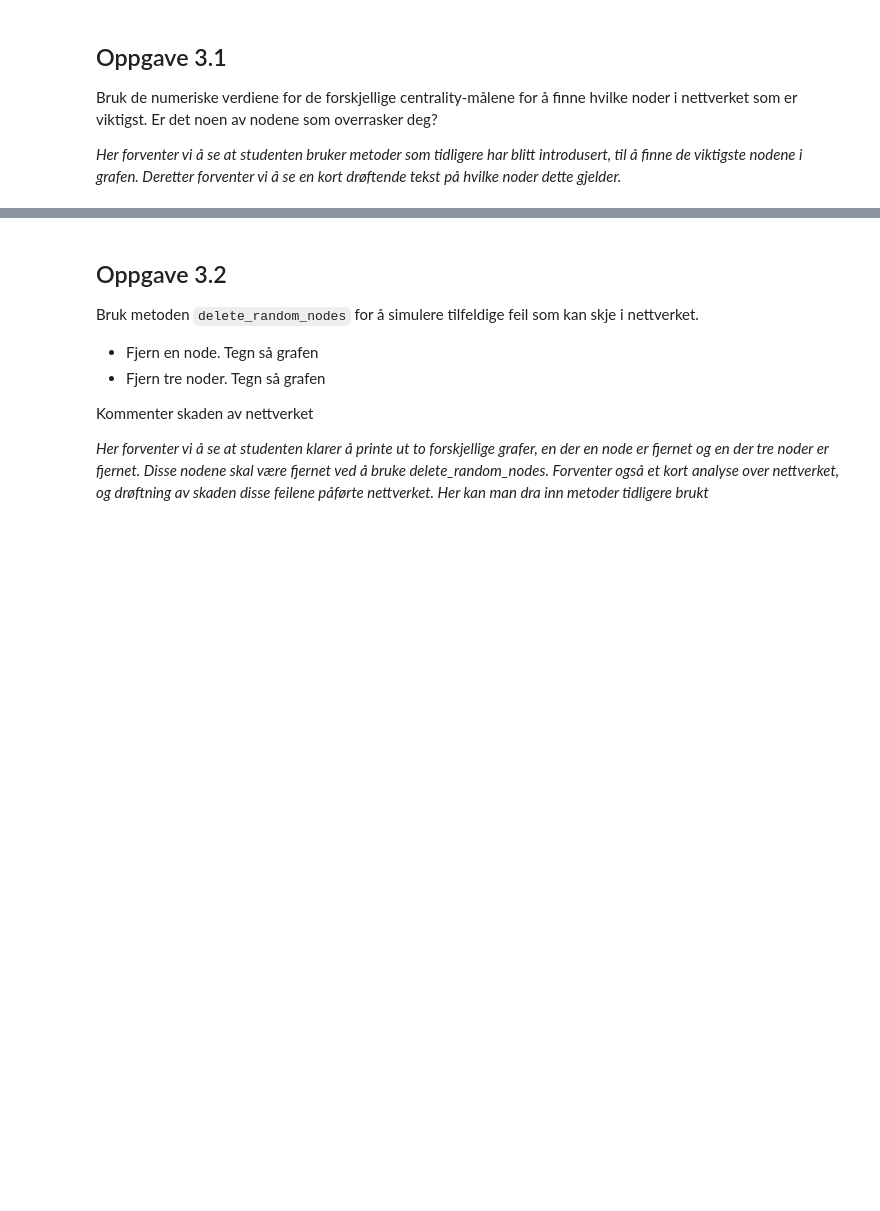
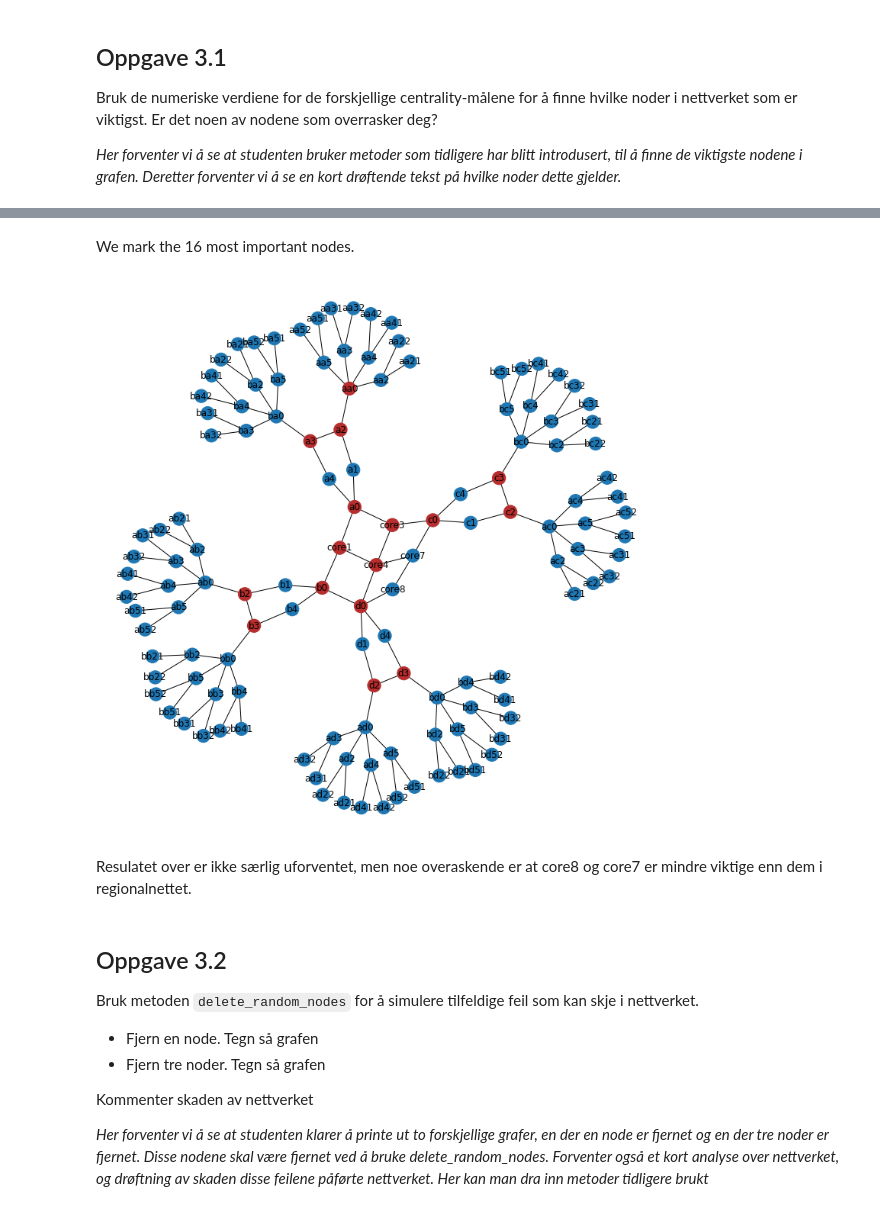
Before and after one commit to Eeaeau/TTM4185, a Jupyter notebook: Oving3-revidert-v1.ipynb, the cells around one changed output, grey strips where cells are left out. Cells and saved outputs as stored; diff of their text form; code cells hidden in the pictures; blank space fills up the shorter version.

```diff
--- a/Oving3-revidert-v1.ipynb
+++ b/Oving3-revidert-v1.ipynb
@@ -524,3 +681,14 @@ Bruk de numeriske verdiene for de forskjellige centrality-målene for å finne h
+# %% [markdown]
+We mark the 16 most important nodes.
+# %%
+d = cg.betweenness_centrality()
+cg_sorted =  [w for w in sorted(d, key=d.get, reverse=True)]
+
+cg.mark_nodes(cg_sorted[:16])
+# %% [output]
+[figure, added]
+# %% [markdown]
+Resulatet over er ikke særlig uforventet, men noe overaskende er at core8 og core7 er mindre viktige enn dem i regionalnettet.
 # %% [markdown]
 ## Oppgave 3.2
 Bruk metoden <code>delete_random_nodes</code> for å simulere tilfeldige feil som kan skje i nettverket.
```
Also changed, not shown: parts of 28 cells of this notebook.
